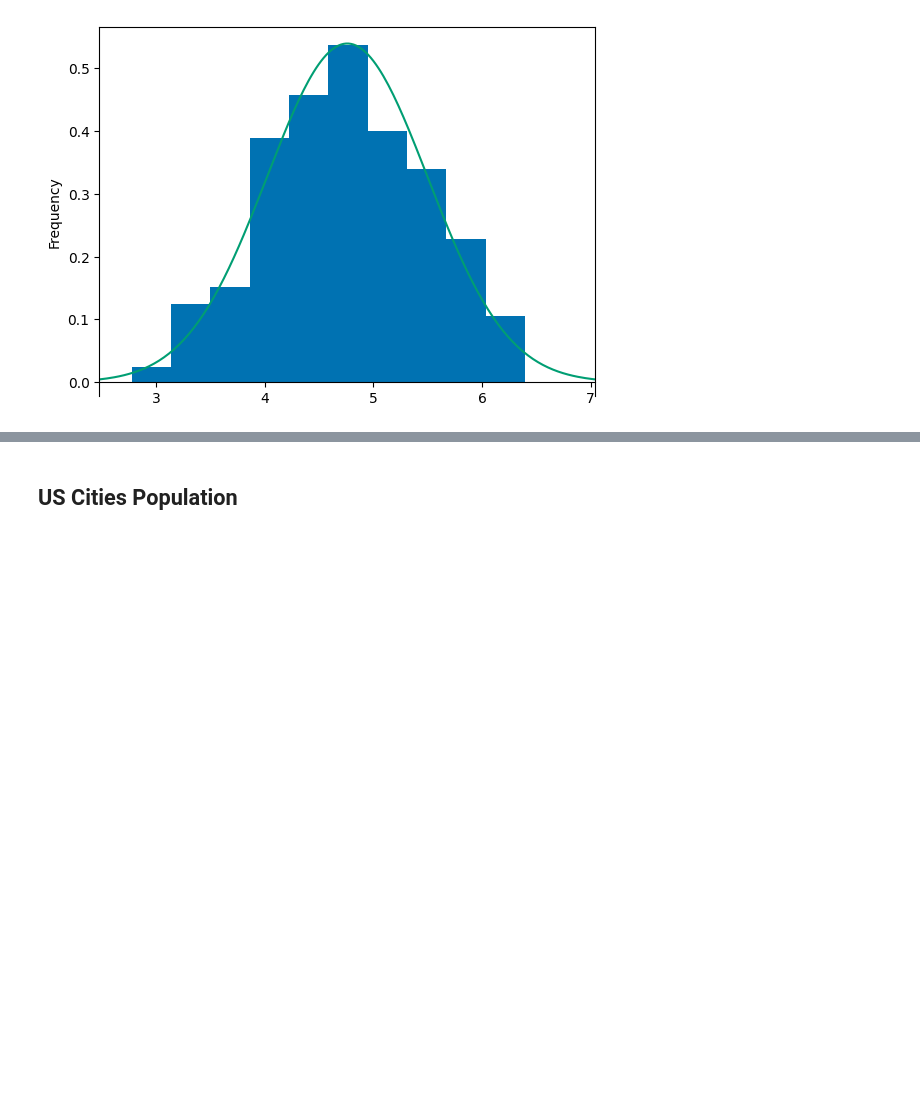
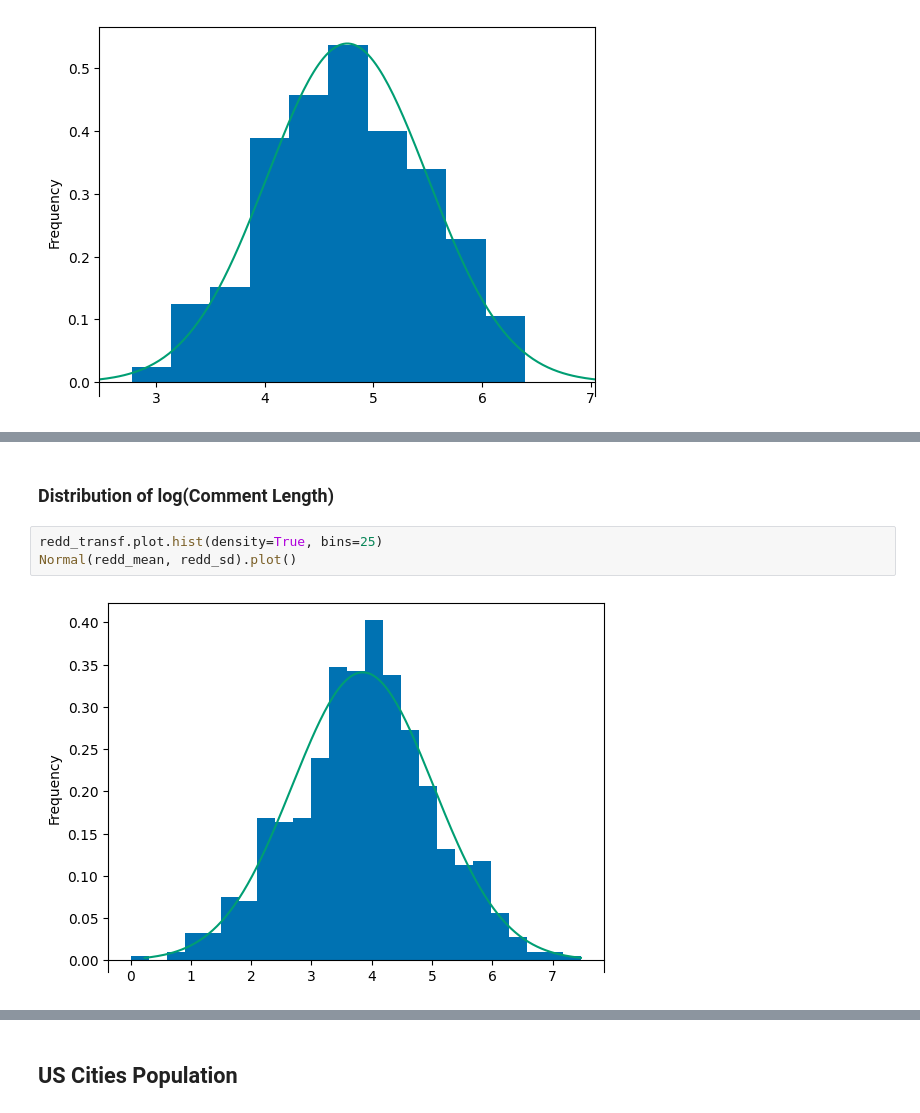
Before and after one commit to mshsu/probasets, a Jupyter notebook: notebooks/lognormal_demo.ipynb, the cells around one changed output, grey strips where cells are left out. Saved outputs shown, nothing was run; the diff lists cells and outputs as text; blank space fills up the shorter version.

```diff
--- a/notebooks/lognormal_demo.ipynb
+++ b/notebooks/lognormal_demo.ipynb
@@ -78,0 +158,7 @@ Normal(stacko_mean, stacko_sd).plot()
+# %% [markdown]
+### Distribution of log(Comment Length)
+# %%
+redd_transf.plot.hist(density=True, bins=25)
+Normal(redd_mean, redd_sd).plot()
+# %% [output]
+[figure, added]
```
Also changed, not shown: parts of 20 cells of this notebook.
